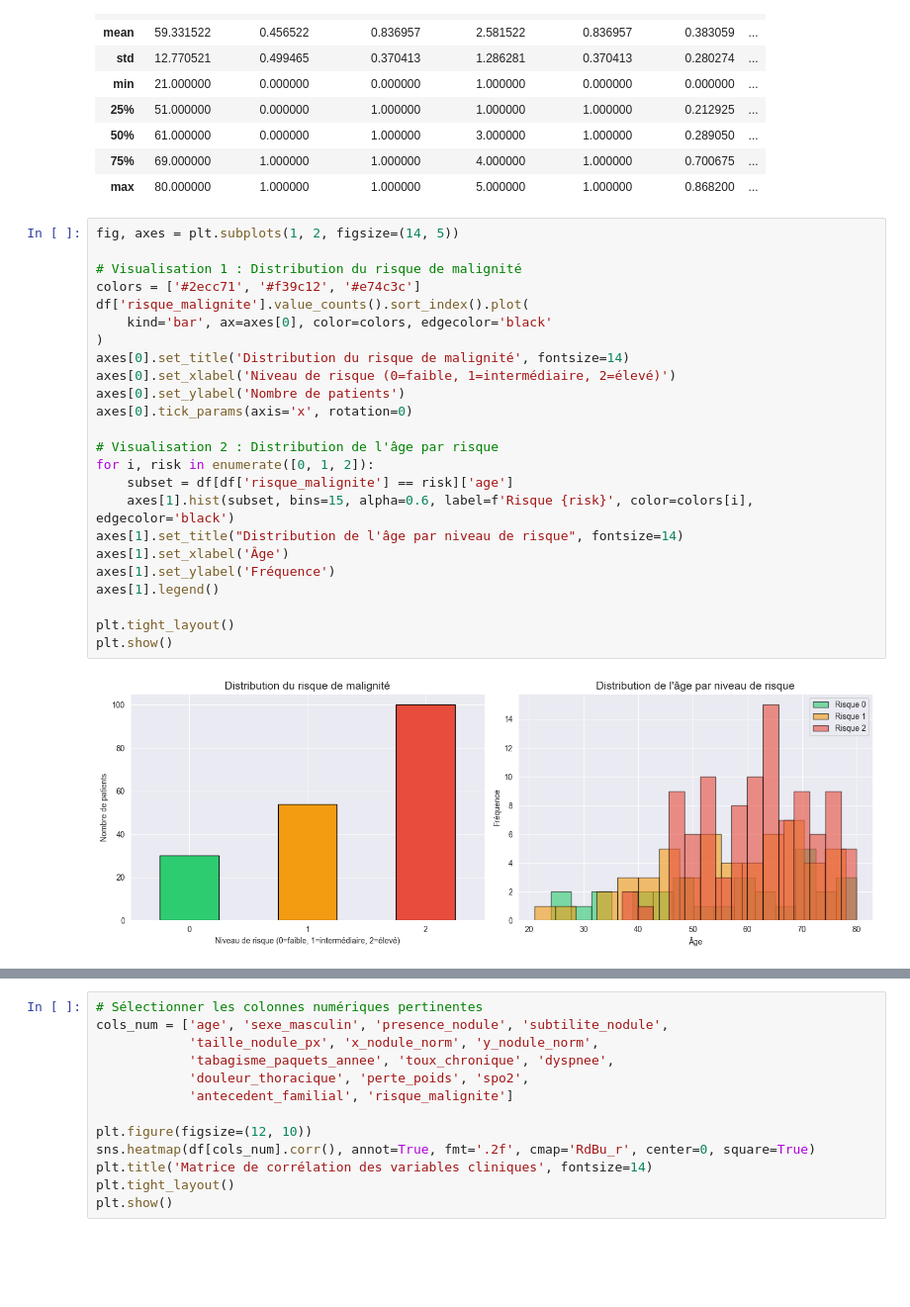
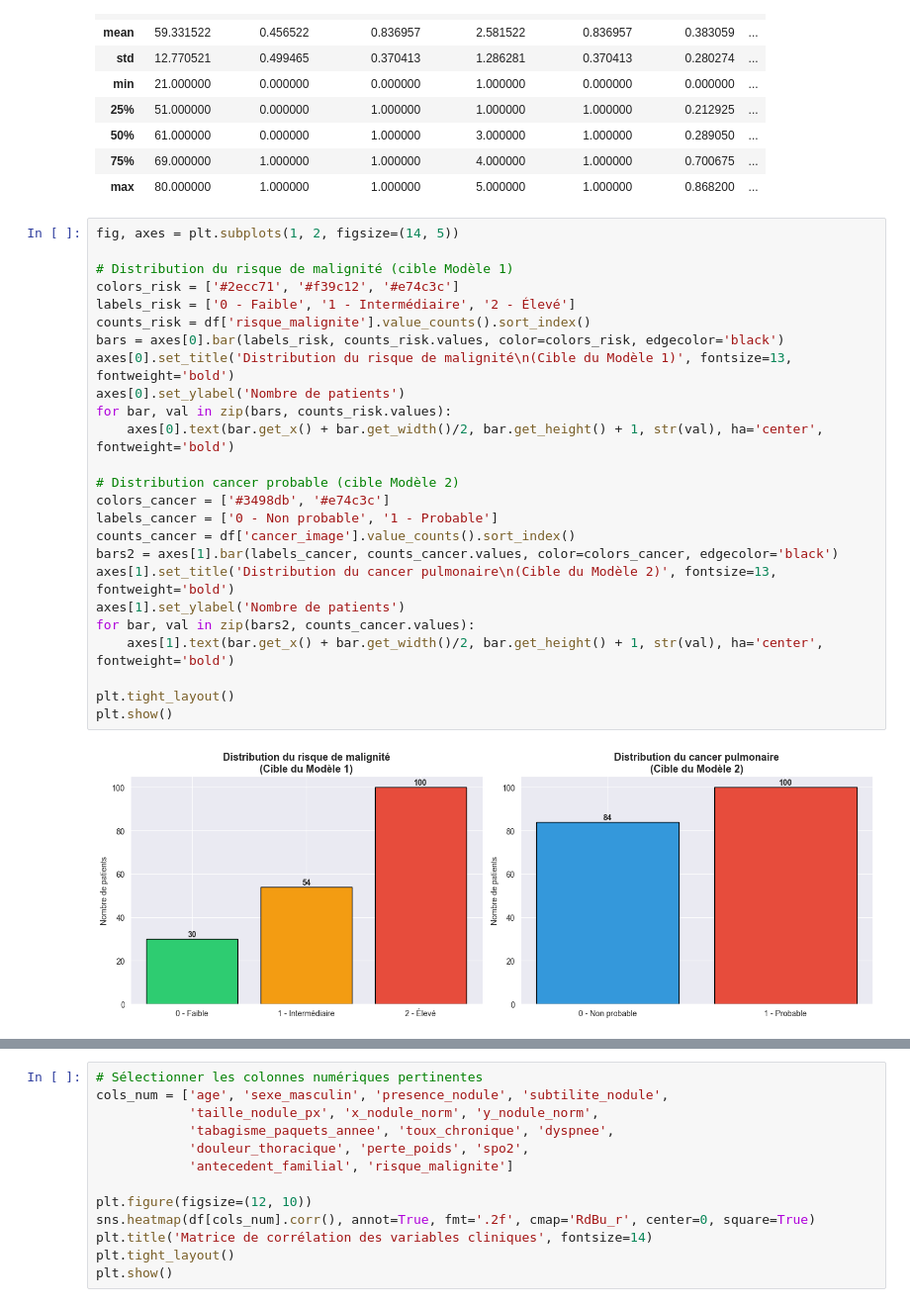
Before and after one commit to Oumarjalloh/D-tection-du-cancer-pulmonaire, a Jupyter notebook: tp_cancer.ipynb, the cells around one changed output, grey strips where cells are left out. Shown at 99% size. Cells and saved outputs as stored; diff of their text form; blank space fills up the shorter version.

```diff
--- a/tp_cancer.ipynb
+++ b/tp_cancer.ipynb
@@ -58,26 +58,27 @@ dtype: int64
 # %%
 fig, axes = plt.subplots(1, 2, figsize=(14, 5))
 
-# Visualisation 1 : Distribution du risque de malignité
-colors = ['#2ecc71', '#f39c12', '#e74c3c']
-df['risque_malignite'].value_counts().sort_index().plot(
-    kind='bar', ax=axes[0], color=colors, edgecolor='black'
-)
-axes[0].set_title('Distribution du risque de malignité', fontsize=14)
-axes[0].set_xlabel('Niveau de risque (0=faible, 1=intermédiaire, 2=élevé)')
+# Distribution du risque de malignité (cible Modèle 1)
+colors_risk = ['#2ecc71', '#f39c12', '#e74c3c']
+labels_risk = ['0 - Faible', '1 - Intermédiaire', '2 - Élevé']
+counts_risk = df['risque_malignite'].value_counts().sort_index()
+bars = axes[0].bar(labels_risk, counts_risk.values, color=colors_risk, edgecolor='black')
+axes[0].set_title('Distribution du risque de malignité\n(Cible du Modèle 1)', fontsize=13, fontweight='bold')
 axes[0].set_ylabel('Nombre de patients')
-axes[0].tick_params(axis='x', rotation=0)
+for bar, val in zip(bars, counts_risk.values):
+    axes[0].text(bar.get_x() + bar.get_width()/2, bar.get_height() + 1, str(val), ha='center', fontweight='bold')
 
-# Visualisation 2 : Distribution de l'âge par risque
-for i, risk in enumerate([0, 1, 2]):
-    subset = df[df['risque_malignite'] == risk]['age']
-    axes[1].hist(subset, bins=15, alpha=0.6, label=f'Risque {risk}', color=colors[i], edgecolor='black')
-axes[1].set_title("Distribution de l'âge par niveau de risque", fontsize=14)
-axes[1].set_xlabel('Âge')
-axes[1].set_ylabel('Fréquence')
-axes[1].legend()
+# Distribution cancer probable (cible Modèle 2)
+colors_cancer = ['#3498db', '#e74c3c']
+labels_cancer = ['0 - Non probable', '1 - Probable']
+counts_cancer = df['cancer_image'].value_counts().sort_index()
+bars2 = axes[1].bar(labels_cancer, counts_cancer.values, color=colors_cancer, edgecolor='black')
+axes[1].set_title('Distribution du cancer pulmonaire\n(Cible du Modèle 2)', fontsize=13, fontweight='bold')
+axes[1].set_ylabel('Nombre de patients')
+for bar, val in zip(bars2, counts_cancer.values):
+    axes[1].text(bar.get_x() + bar.get_width()/2, bar.get_height() + 1, str(val), ha='center', fontweight='bold')
 
 plt.tight_layout()
 plt.show()
 # %% [output]
-[figure, old version]
+[figure, new version]
```
Also changed, not shown: parts of 5 cells of this notebook, 2 other files.
